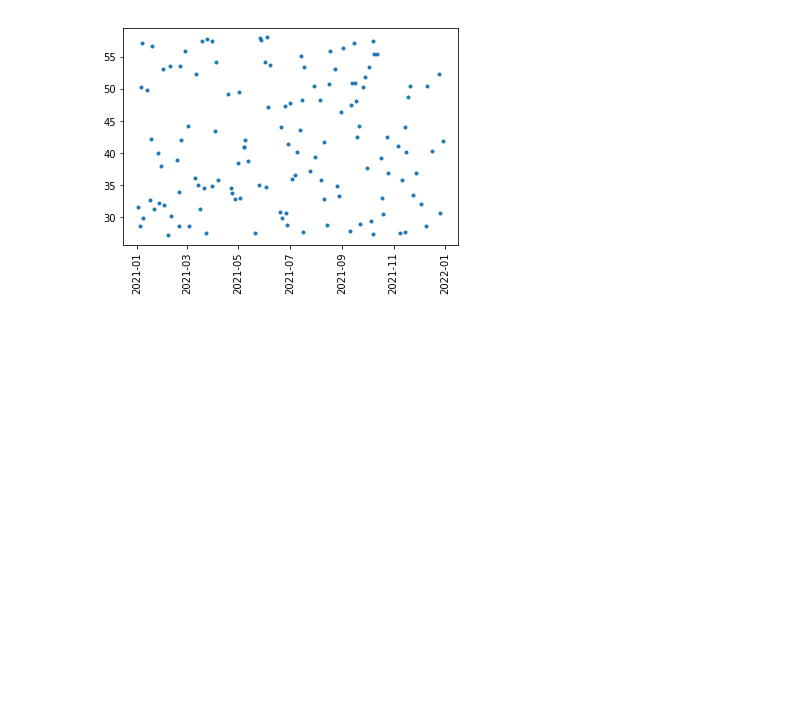
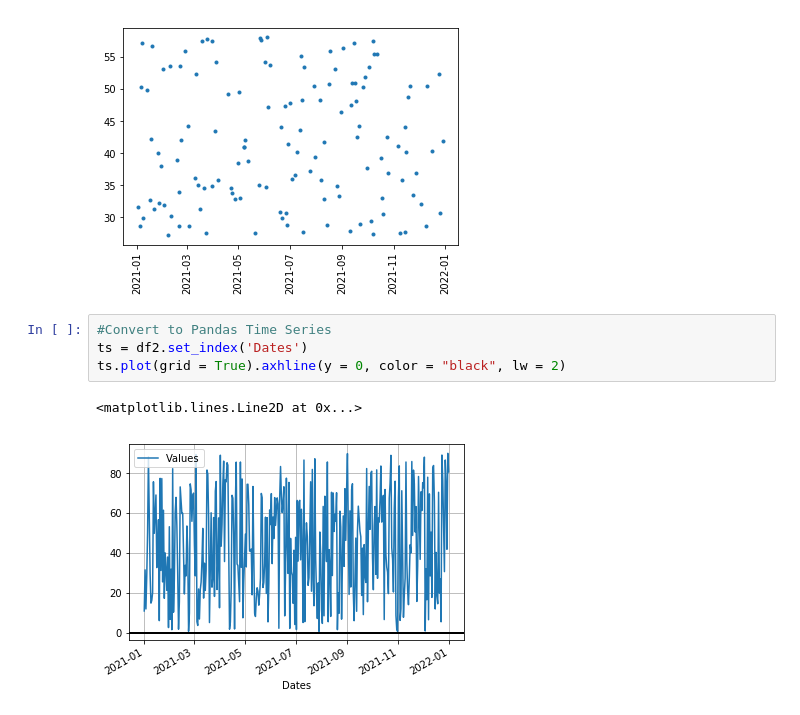
Before and after one commit to nazarc/jupyter_notebook_python_training_projects, a Jupyter notebook: outlier_detection_1.ipynb, the cells around one changed output. Saved outputs shown, nothing was run; the diff lists cells and outputs as text; blank space fills up the shorter version.

Commit message:
added line chart plot

```diff
--- a/outlier_detection_1.ipynb
+++ b/outlier_detection_1.ipynb
@@ -145,3 +145,10 @@ plt.xticks(rotation='vertical')
 (array([737791., 737850., 737911., 737972., 738034., 738095., 738156.]),
  <a list of 7 Text xticklabel objects>)
 [figure]
+# %%
+#Convert to Pandas Time Series
+ts = df2.set_index('Dates')
+ts.plot(grid = True).axhline(y = 0, color = "black", lw = 2)
+# %% [output]
+<matplotlib.lines.Line2D at 0x...>
+[figure, added]
```
